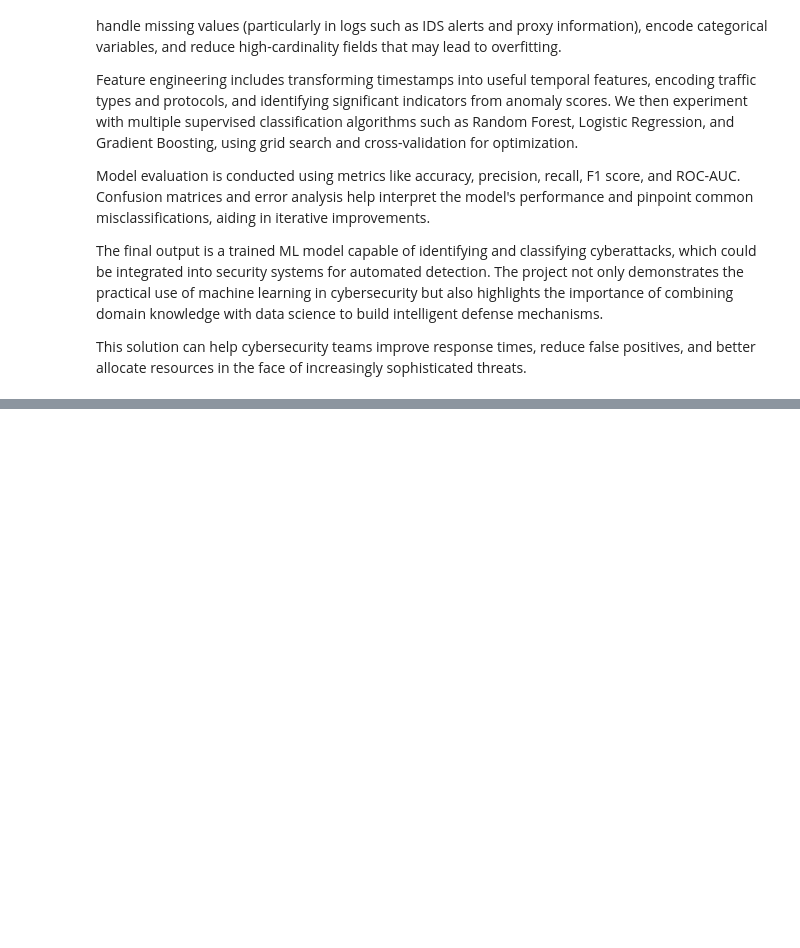
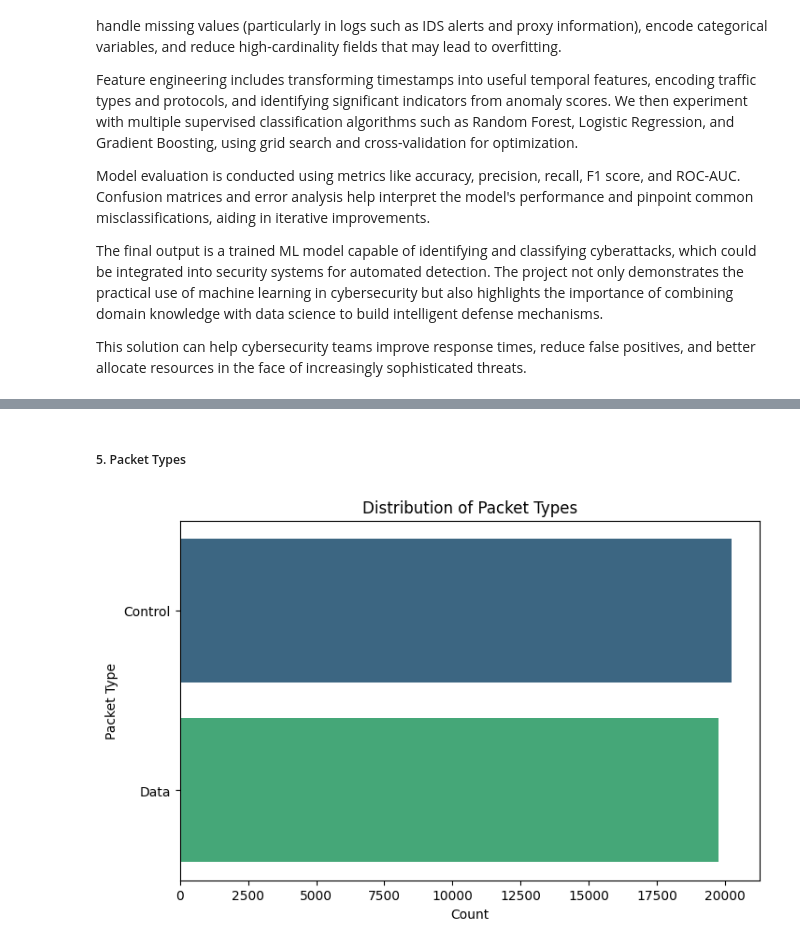
Before and after one commit to aminayusif/Intrudex, a Jupyter notebook: CyberGuard_Machine_Learning_for_Cyberattack_Detection_and_Classification.ipynb, the cells around one changed output, grey strips where cells are left out. Saved outputs shown, nothing was run; the diff lists cells and outputs as text; code cells hidden in the pictures; blank space fills up the shorter version.

```diff
--- a/CyberGuard_Machine_Learning_for_Cyberattack_Detection_and_Classification.ipynb
+++ b/CyberGuard_Machine_Learning_for_Cyberattack_Detection_and_Classification.ipynb
@@ -18,0 +197,11 @@ This solution can help cybersecurity teams improve response times, reduce false
+# %% [markdown]
+##### 5. Packet Types
+# %%
+plt.figure(figsize=(8, 5))
+sns.countplot(data=data, y='Packet Type', order=data['Packet Type'].value_counts().index, palette='viridis')
+plt.title('Distribution of Packet Types')
+plt.xlabel('Count')
+plt.ylabel('Packet Type')
+plt.show()
+# %% [output]
+[figure, added]
```
Also changed, not shown: parts of 37 cells of this notebook.
